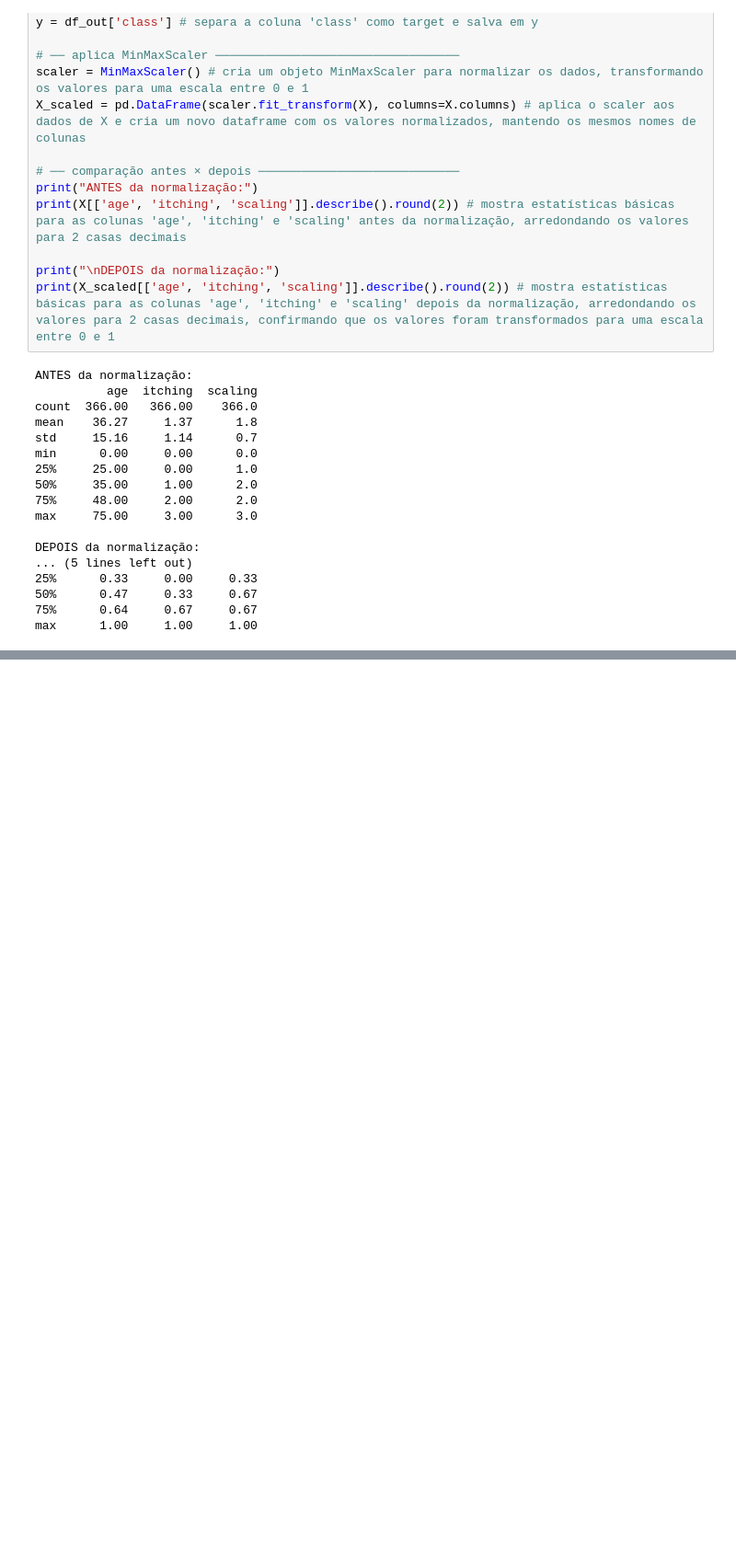
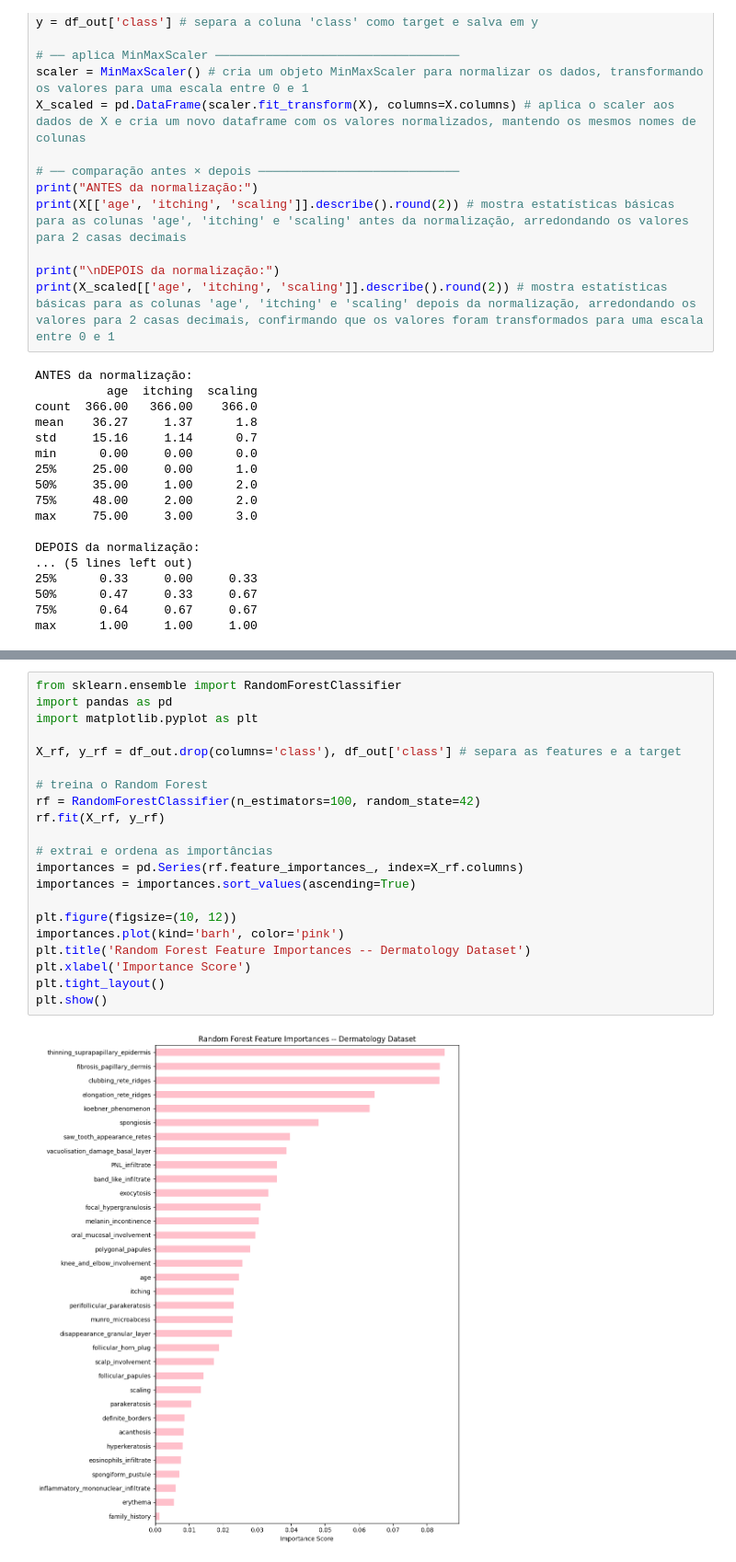
Before and after one commit to rayssacoelho/learning_ai, a Jupyter notebook: projeto_avaliacao/projeto.ipynb, the cells around one changed output, grey strips where cells are left out. Shown at 92% size. Saved outputs shown, nothing was run; the diff lists cells and outputs as text; blank space fills up the shorter version.

```diff
--- a/projeto_avaliacao/projeto.ipynb
+++ b/projeto_avaliacao/projeto.ipynb
@@ -358,0 +452,23 @@ OSError: [WinError 4551] Uma política de Controle de Aplicativo bloqueou este a
+# %%
+from sklearn.ensemble import RandomForestClassifier
+import pandas as pd
+import matplotlib.pyplot as plt
+
+X_rf, y_rf = df_out.drop(columns='class'), df_out['class'] # separa as features e a target
+
+# treina o Random Forest
+rf = RandomForestClassifier(n_estimators=100, random_state=42)
+rf.fit(X_rf, y_rf)
+
+# extrai e ordena as importâncias
+importances = pd.Series(rf.feature_importances_, index=X_rf.columns)
+importances = importances.sort_values(ascending=True)
+
+plt.figure(figsize=(10, 12))
+importances.plot(kind='barh', color='pink')
+plt.title('Random Forest Feature Importances -- Dermatology Dataset')
+plt.xlabel('Importance Score')
+plt.tight_layout()
+plt.show()
+# %% [output]
+[figure, added]
```
Also changed, not shown: parts of 8 cells of this notebook.
